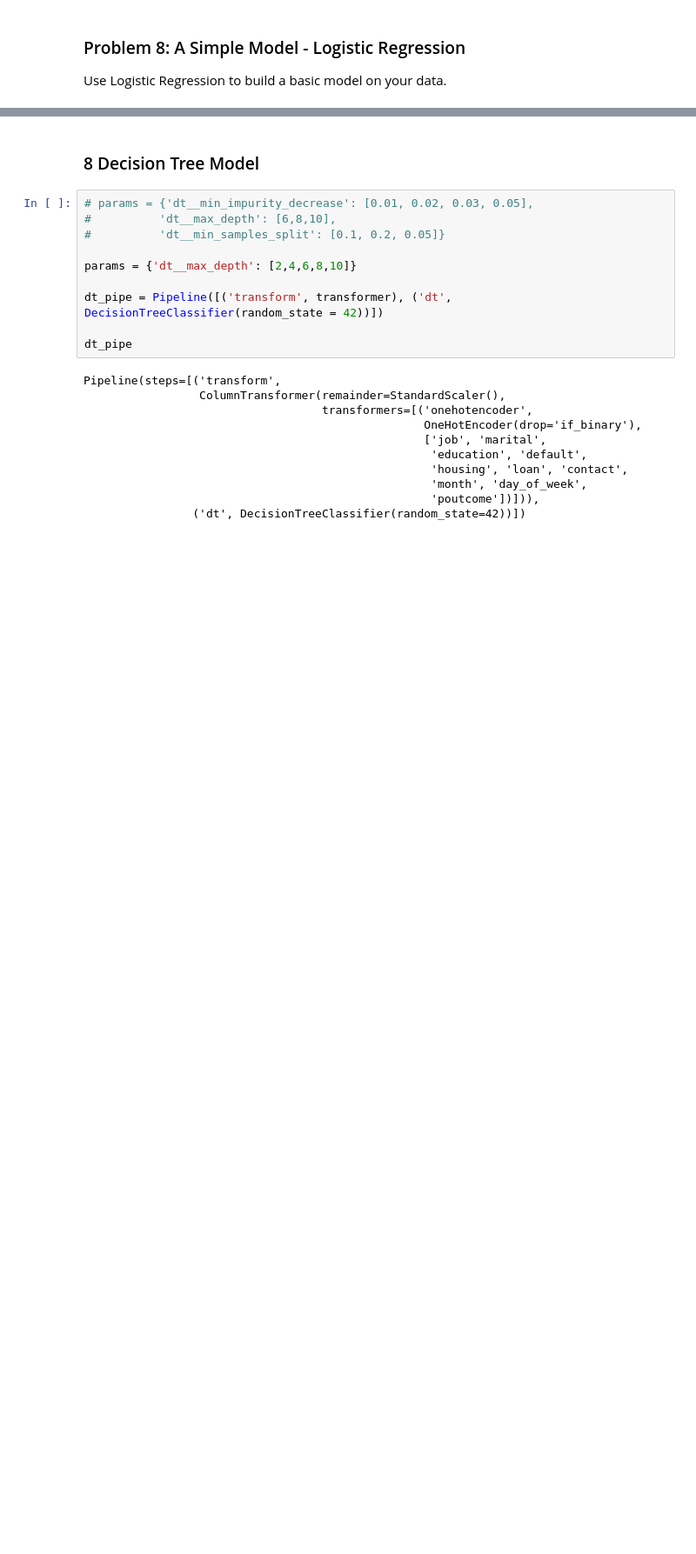
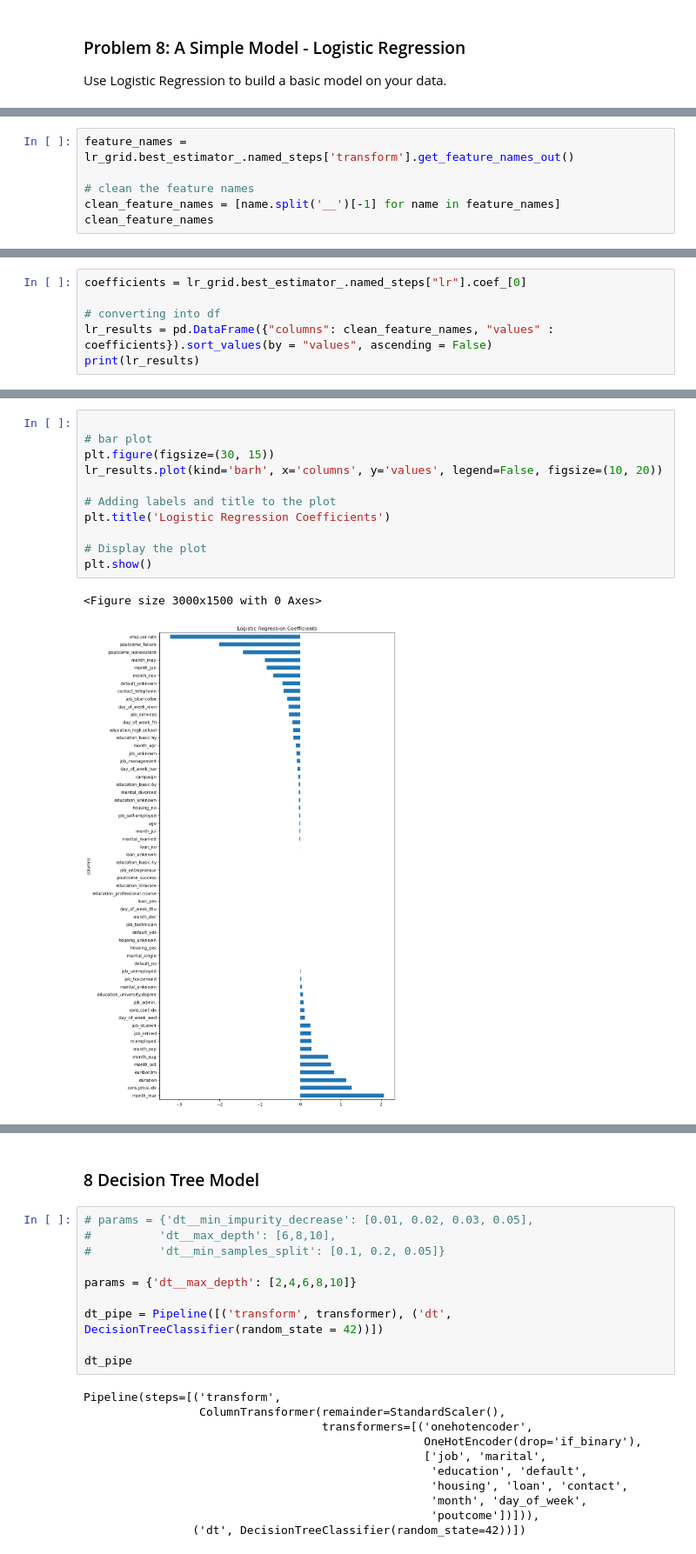
Before and after one commit to mgk2014/PCMLAI-bankcampaign, a Jupyter notebook: prompt_III.ipynb, the cells around one changed output, grey strips where cells are left out. Shown at 87% size. Cells and saved outputs as stored; diff of their text form; blank space fills up the shorter version.

```diff
--- a/prompt_III.ipynb
+++ b/prompt_III.ipynb
@@ -571,0 +622,6 @@ Macro-F1 Score: 0.7267791005982307
+# %%
+feature_names = lr_grid.best_estimator_.named_steps['transform'].get_feature_names_out()
+
+# clean the feature names
+clean_feature_names = [name.split('__')[-1] for name in feature_names]
+clean_feature_names
@@ -571,0 +646,6 @@ Macro-F1 Score: 0.7267791005982307
+# %%
+coefficients = lr_grid.best_estimator_.named_steps["lr"].coef_[0]
+
+# converting into df
+lr_results = pd.DataFrame({"columns": clean_feature_names, "values" : coefficients}).sort_values(by = "values", ascending = False)
+print(lr_results)
@@ -571,0 +670,14 @@ Macro-F1 Score: 0.7267791005982307
+# %%
+
+# bar plot
+plt.figure(figsize=(30, 15))
+lr_results.plot(kind='barh', x='columns', y='values', legend=False, figsize=(10, 20))
+
+# Adding labels and title to the plot
+plt.title('Logistic Regression Coefficients')
+
+# Display the plot
+plt.show()
+# %% [output]
+<Figure size 3000x1500 with 0 Axes>
+[figure, added]
```
Also changed, not shown: parts of 22 cells of this notebook.
